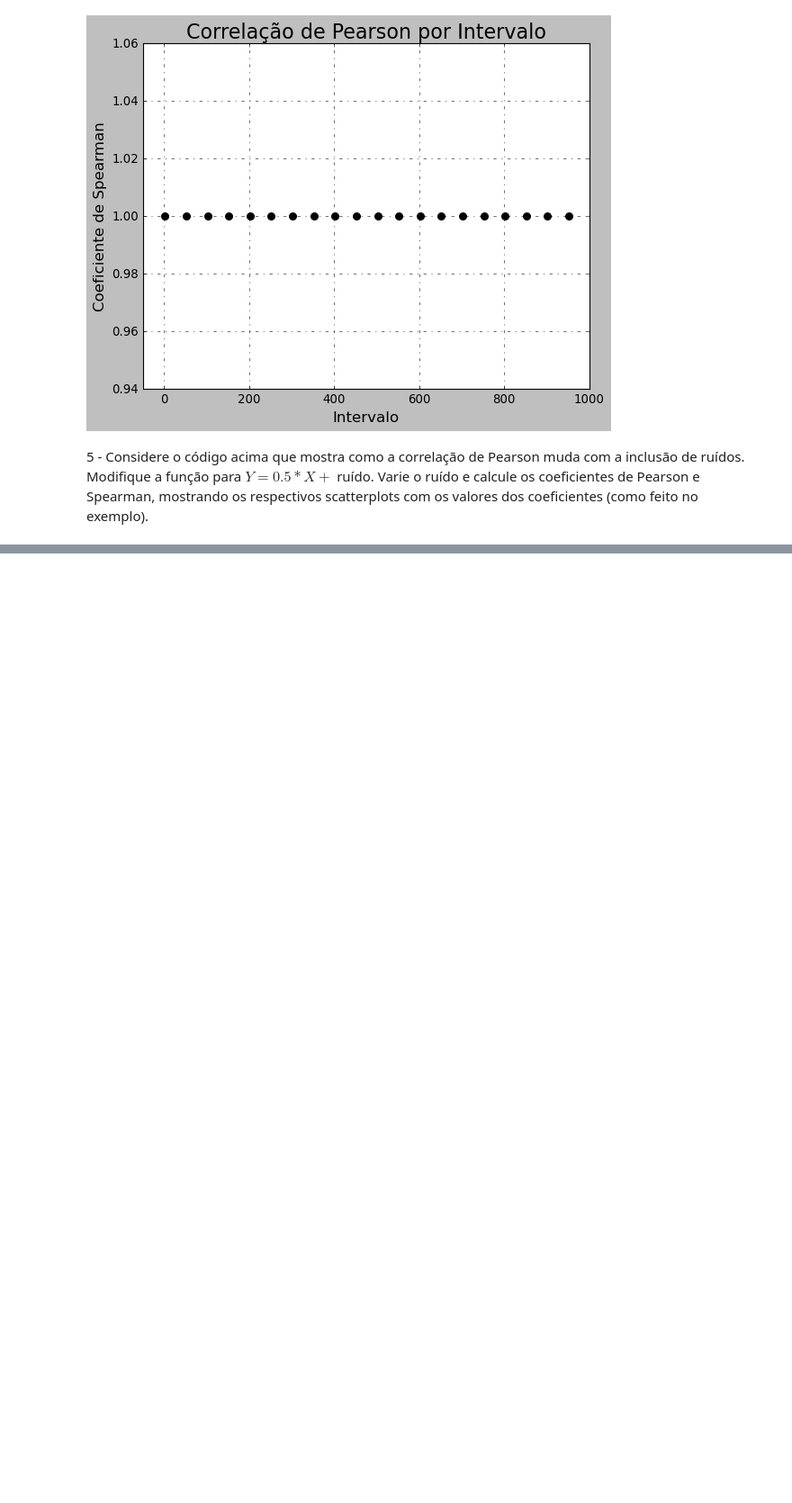
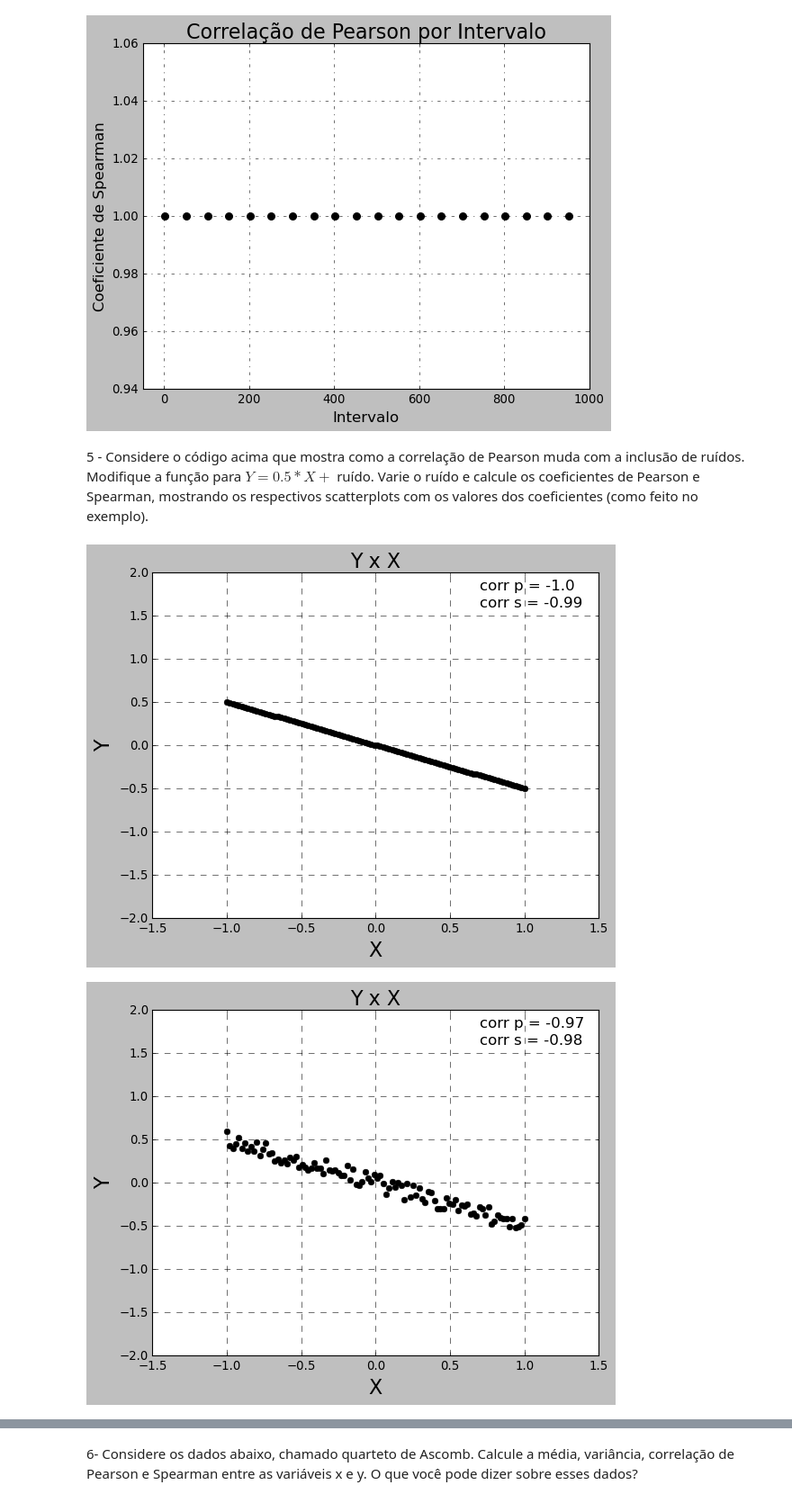
Before and after one commit to Edmurcn/Fis._Estat._Comp., a Jupyter notebook: Intro._Ciencia_Dados/Aulas/Aula 2/exercicios2.ipynb, the cells around one changed output, grey strips where cells are left out. Shown: that part at 90% size. Saved outputs shown, nothing was run; the diff lists cells and outputs as text; code cells hidden in the pictures; blank space fills up the shorter version.

```diff
--- a/Intro._Ciencia_Dados/Aulas/Aula 2/exercicios2.ipynb
+++ b/Intro._Ciencia_Dados/Aulas/Aula 2/exercicios2.ipynb
@@ -159,13 +159,25 @@ plt.show()
 # %%
 X = np.linspace(-1,1, 100)
 erro = np.random.uniform(-1,1,100) # ruído a ser incluído na relação linear.
-for sigma in np.arange(0,2,0.2):
-    Y = -0.8*X + erro*sigma
-    plt.plot(X,Y, 'ro')
-    corr, p_value = pearsonr(X, Y) # calcula a correlação
+for sigma in np.arange(0,1,0.1):
+    Y = -0.5*X + erro*sigma
+    plt.style.use("classic")
+    plt.grid(c="black", linestyle="--")
+    plt.plot(X,Y, 'o', c="black")
+    corr, p_value = pearsonr(X, Y)
+    corrs, p_values = spearmanr(X,Y)
     corr = int(corr*100)/100
-    string = 'corr = '+ str(corr)
+    corrs = int(corrs*100)/100
+    string = 'corr p = '+ str(corr)
+    string2 = 'corr s = '+ str(corrs)
     plt.xlim(-1.5,1.5)
     plt.ylim(-2, 2)
-    plt.text(0.6,1.7, string, fontsize=15)
+    plt.title("Y x X", fontsize=20)
+    plt.text(0.7,1.8, string, fontsize=15)
+    plt.text(0.7, 1.6, string2, fontsize=15)
+    plt.xlabel("X", fontsize=20)
+    plt.ylabel("Y", fontsize=20)
     plt.show(True)
+# %% [output]
+[figure, added]
+[figure, added]
@@ -171,0 +192,2 @@ for sigma in np.arange(0,2,0.2):
+# %% [markdown]
+6- Considere os dados abaixo, chamado quarteto de Ascomb. Calcule a média, variância, correlação de Pearson e Spearman entre as variáveis x e y. O que você pode dizer sobre esses dados?
```
Also changed, not shown: parts of 2 cells of this notebook, 9 other files.
